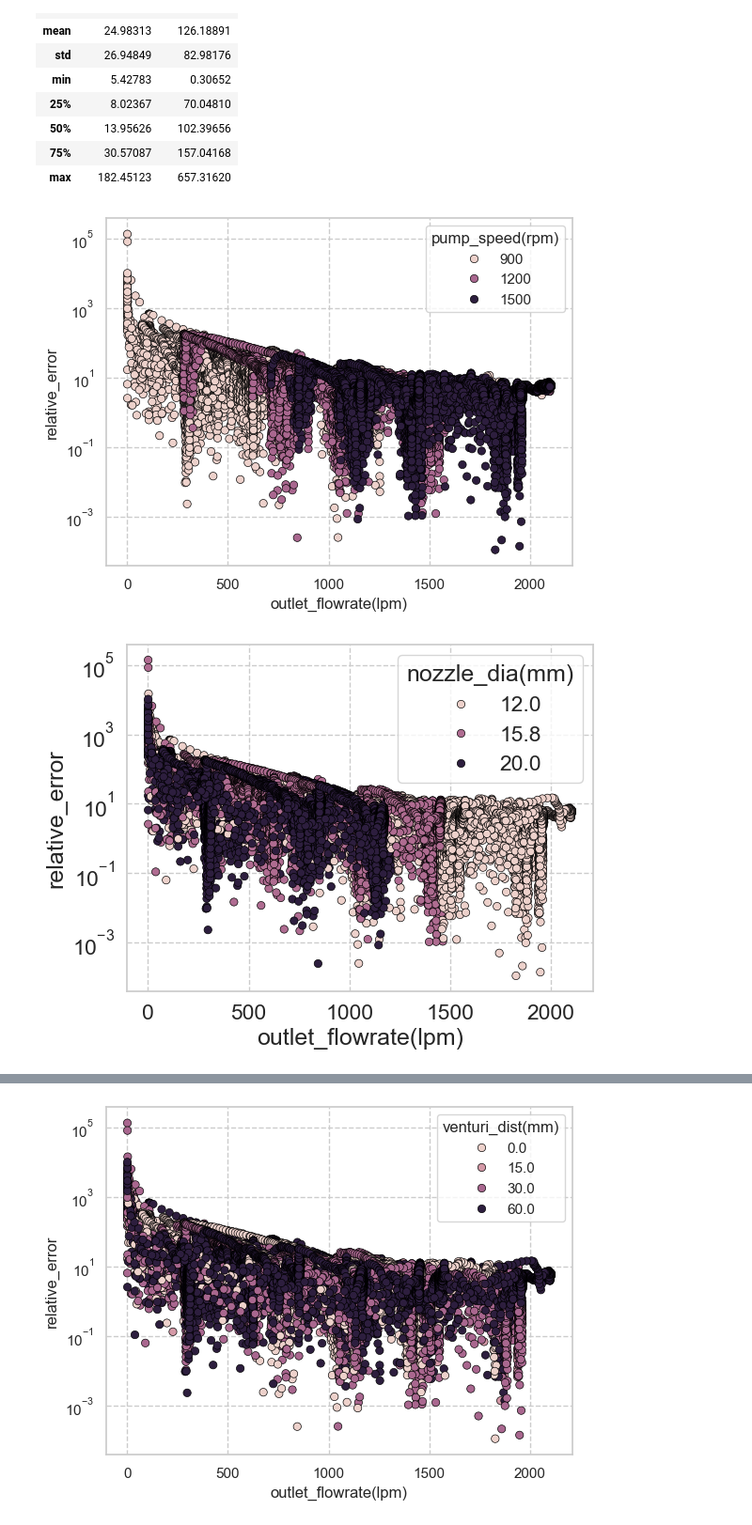
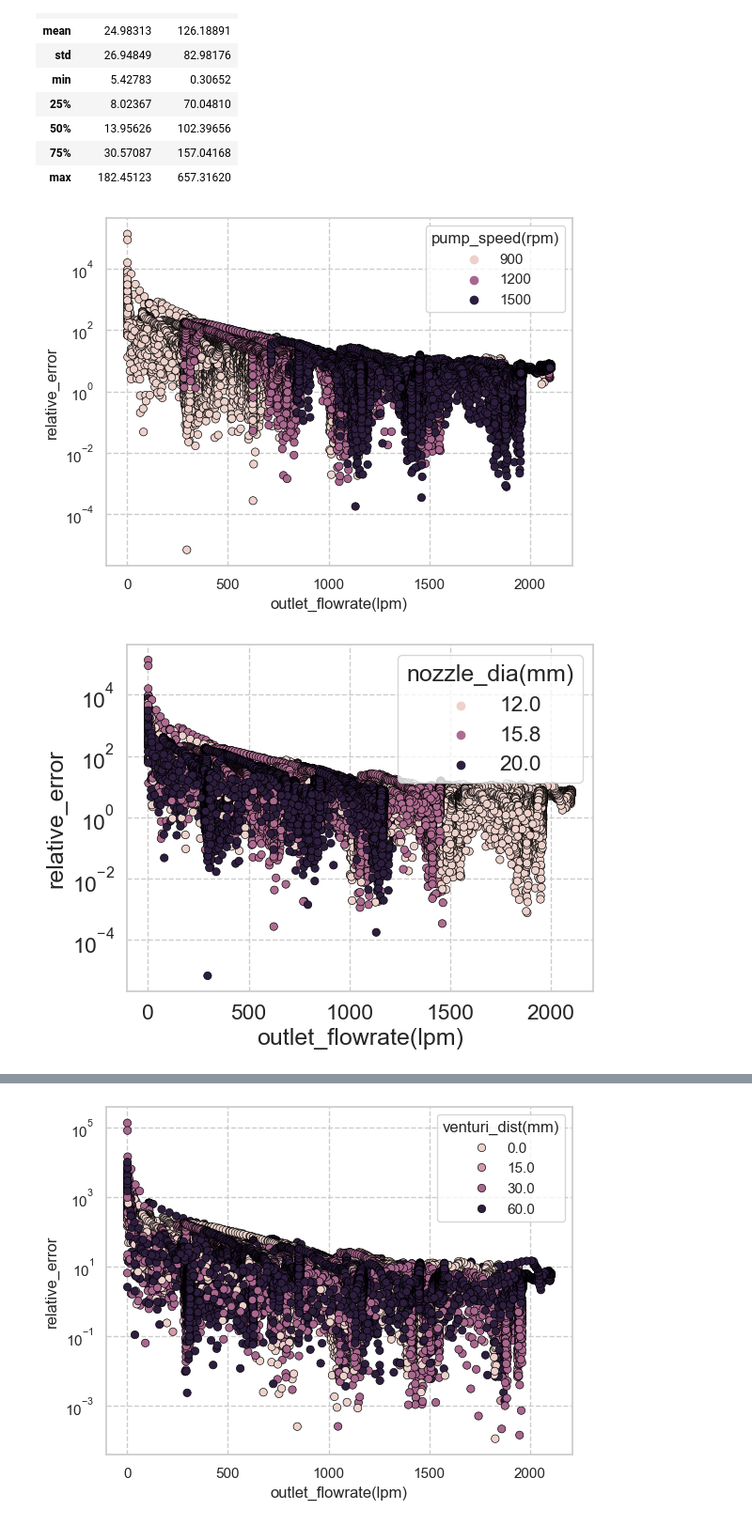
Before and after one commit to jinbeomjeong/estimate_venturi_pump_flow, a Jupyter notebook: analysis_model.ipynb, the cells around one changed output, grey strips where cells are left out. Shown at 94% size. Saved outputs shown, nothing was run; the diff lists cells and outputs as text; code cells hidden in the pictures.

```diff
--- a/analysis_model.ipynb
+++ b/analysis_model.ipynb
@@ -25,15 +25,15 @@ dataset.reset_index(drop=True, inplace=True)
 extra_column_name_list = ['pressure_1(bar)', 'main_pressure(bar)']
 extra_feature = pd.DataFrame()
 
-for col_name in extra_column_name_list:
-    extra_feature['grad_'+col_name] = np.gradient(dataset[col_name].to_numpy())
+# for col_name in extra_column_name_list:
+#     extra_feature['grad_'+col_name] = np.gradient(dataset[col_name].to_numpy())
 
 dataset = pd.concat([dataset, extra_feature], axis=1)
 
 dataset_value = dataset.drop(columns=['reserved', 'time(s)', 'test_case', 'test_case_iter'])
 dataset_value = pd.concat([dataset_value, extra_feature], axis=1)
 
-feature_col_name_list = ['pressure_1(bar)', 'main_pressure(bar)', 'grad_pressure_1(bar)', 'grad_main_pressure(bar)']
+feature_col_name_list = ['pressure_1(bar)', 'main_pressure(bar)']
 target_col_name = 'outlet_flowrate(lpm)'
 
 train_data = dataset[dataset['test_case_iter']!=3]
@@ -68,8 +68,8 @@ sns.heatmap(val_data_slice.corr(), annot=True, fmt='.2f', vmax=1, vmin=-1)
 seq_len = 30
 pred_distance = 0
 
-train_feature_lstm, train_target = create_lstm_dataset(train_data[feature_col_name_list+[target_col_name]].to_numpy(), seq_len=seq_len, pred_distance=pred_distance, target_idx_pos=4)
-val_feature_lstm, val_target = create_lstm_dataset(val_data[feature_col_name_list+[target_col_name]].to_numpy(), seq_len=seq_len, pred_distance=pred_distance, target_idx_pos=4)
+train_feature_lstm, train_target = create_lstm_dataset(train_data[feature_col_name_list+[target_col_name]].to_numpy(), seq_len=seq_len, pred_distance=pred_distance, target_idx_pos=2)
+val_feature_lstm, val_target = create_lstm_dataset(val_data[feature_col_name_list+[target_col_name]].to_numpy(), seq_len=seq_len, pred_distance=pred_distance, target_idx_pos=2)
 # %%
 train_pred = np.squeeze(pd.read_csv('result/train_pred.csv').to_numpy())
 val_pred = np.squeeze(pd.read_csv('result/val_pred.csv').to_numpy())
@@ -136,7 +145,7 @@ val_data_slice[val_data_slice['venturi_dist(mm)'] == 60][['relative_error', 'abs
 | 75% | 14.120338 | 115.910525 |
 | max | 15937.853543 | 1364.324300 |
 # %%
-sns.set(font_scale=1.2)
+sns.set_theme(font_scale=1.2)
 sns.set_style("whitegrid", {'grid.linestyle': '--'})
 
 sns.violinplot(data=pump_speed_df, x='pump_speed(rpm)', y='abs_error')
@@ -277,23 +286,23 @@ temp[['relative_error', 'abs_error']].describe()
 | 75% | 30.57087 | 157.04168 |
 | max | 182.45123 | 657.31620 |
 # %%
-sns.set(font_scale=1.0)
+sns.set_theme(font_scale=1.0)
 sns.set_style("whitegrid", {'grid.linestyle': '--'})
 
 sns.scatterplot(data=pump_speed_df, x='outlet_flowrate(lpm)', y='relative_error', hue='pump_speed(rpm)', edgecolor='black')
 
 plt.yscale('log')
 # %% [output]
-[figure, old version]
+[figure, new version]
 # %%
-sns.set(font_scale=1.5)
+sns.set_theme(font_scale=1.5)
 sns.set_style("whitegrid", {'grid.linestyle': '--'})
 
 sns.scatterplot(data=val_data_slice, x='outlet_flowrate(lpm)', y='relative_error', hue='nozzle_dia(mm)',  edgecolor='black')
 
 plt.yscale('log')
 # %% [output]
-[figure, old version]
+[figure, new version]
 # %%
 sns.set(font_scale=1.5)
 sns.set_style("whitegrid", {'grid.linestyle': '--'})
```
Also changed, not shown: parts of 6 cells of this notebook, 1 other file.
